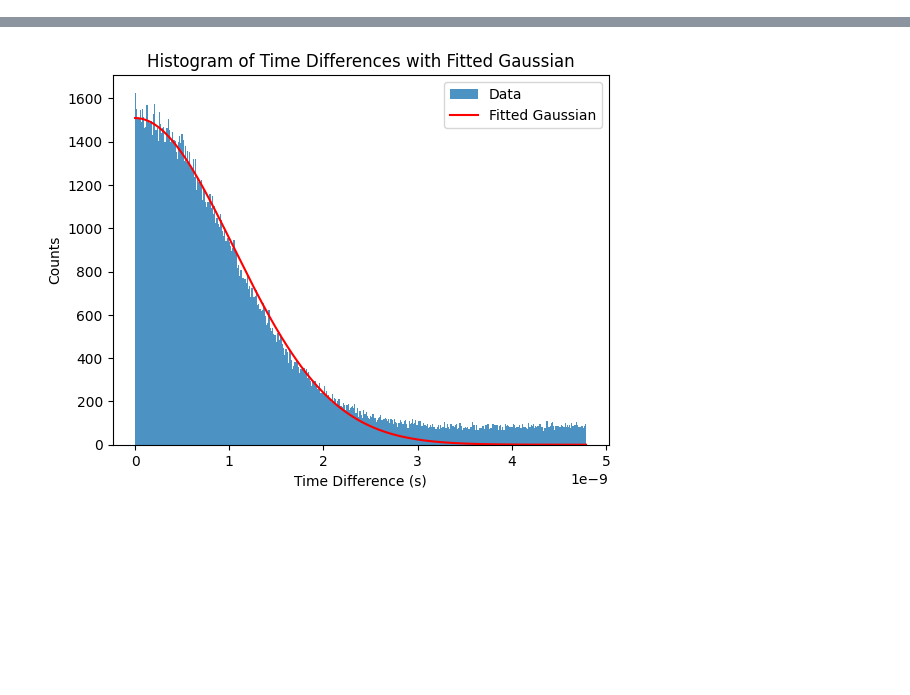
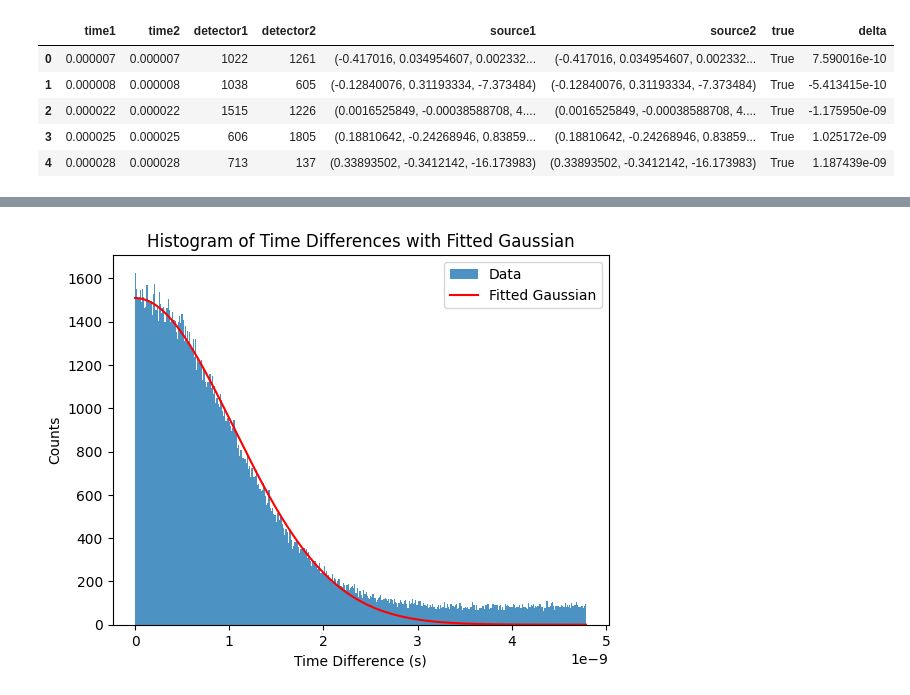
Before and after one commit to eeganr/petGATEsim, a Jupyter notebook: analysis/timehist.ipynb, the cells around one changed output, grey strips where cells are left out. Cells and saved outputs as stored; diff of their text form; code cells hidden in the pictures; blank space fills up the shorter version.

```diff
--- a/analysis/timehist.ipynb
+++ b/analysis/timehist.ipynb
@@ -23,4 +23,13 @@ with open('coincidences_sim.pkl', 'rb') as f:
 real['delta'] = real['time2'] - real['time1']
 # %%
 sim['delta'] = sim['time2'] - sim['time1']
+# %%
+sim.head()
+# %% [output]
+|  | time1 | time2 | detector1 | detector2 | source1 | source2 | true | delta |
+| 0 | 0.000007 | 0.000007 | 1022 | 1261 | (-0.417016, 0.034954607, 0.002332... | (-0.417016, 0.034954607, 0.002332... | True | 7.590016e-10 |
+| 1 | 0.000008 | 0.000008 | 1038 | 605 | (-0.12840076, 0.31193334, -7.373484) | (-0.12840076, 0.31193334, -7.373484) | True | -5.413415e-10 |
+| 2 | 0.000022 | 0.000022 | 1515 | 1226 | (0.0016525849, -0.00038588708, 4.... | (0.0016525849, -0.00038588708, 4.... | True | -1.175950e-09 |
+| 3 | 0.000025 | 0.000025 | 606 | 1805 | (0.18810642, -0.24268946, 0.83859... | (0.18810642, -0.24268946, 0.83859... | True | 1.025172e-09 |
+| 4 | 0.000028 | 0.000028 | 713 | 137 | (0.33893502, -0.3412142, -16.173983) | (0.33893502, -0.3412142, -16.173983) | True | 1.187439e-09 |
 # %%
```
Also changed, not shown: parts of 3 cells of this notebook.
